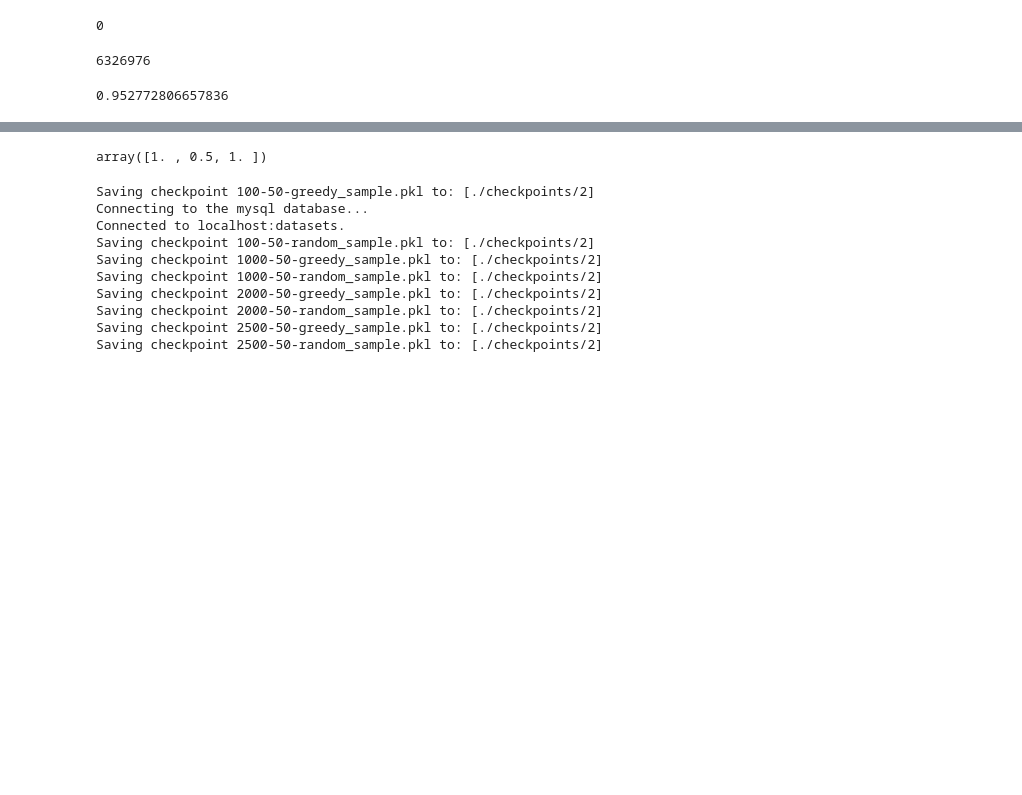
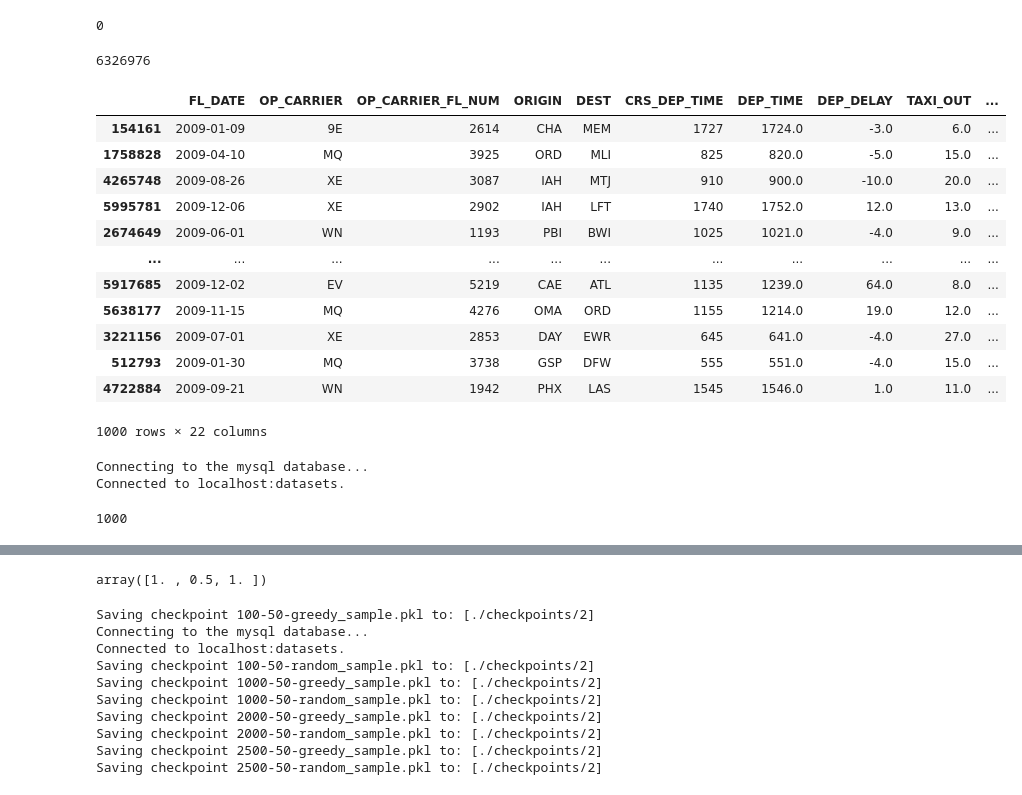
Before and after one commit to GalZeevi/HARLM, a Jupyter notebook: v3/test.ipynb, the cells around one changed output, grey strips where cells are left out. Cells and saved outputs as stored; diff of their text form; code cells hidden in the pictures; blank space fills up the shorter version.

```diff
--- a/v3/test.ipynb
+++ b/v3/test.ipynb
@@ -2,6 +2,7 @@
 import pandas as pd
 csv_data = pd.read_csv('datasets/flights/2009.csv', index_col=False, delimiter=',')
 csv_data = csv_data[['FL_DATE', 'OP_CARRIER', 'OP_CARRIER_FL_NUM', 'ORIGIN', 'DEST', 'CRS_DEP_TIME', 'DEP_TIME', 'DEP_DELAY', 'TAXI_OUT', 'WHEELS_OFF', 'WHEELS_ON','TAXI_IN', 'CRS_ARR_TIME', 'ARR_TIME', 'ARR_DELAY', 'ARR_DELAY', 'CANCELLED', 'DIVERTED', 'CRS_ELAPSED_TIME', 'ACTUAL_ELAPSED_TIME', 'AIR_TIME', 'DISTANCE']]
+csv_data.dropna(inplace=True)
 csv_data
 # %% [output]
 |  | FL_DATE | OP_CARRIER | OP_CARRIER_FL_NUM | ORIGIN | DEST | CRS_DEP_TIME | DEP_TIME | DEP_DELAY | TAXI_OUT | ... |
@@ -30,10 +31,35 @@ csv_data.isna().any(axis=1).sum()
 len(csv_data.index)
 # %% [output]
 6326976
+# %%
+csv_data.sample(1000)
+# %% [output]
+|  | FL_DATE | OP_CARRIER | OP_CARRIER_FL_NUM | ORIGIN | DEST | CRS_DEP_TIME | DEP_TIME | DEP_DELAY | TAXI_OUT | ... |
+| 154161 | 2009-01-09 | 9E | 2614 | CHA | MEM | 1727 | 1724.0 | -3.0 | 6.0 | ... |
+| 1758828 | 2009-04-10 | MQ | 3925 | ORD | MLI | 825 | 820.0 | -5.0 | 15.0 | ... |
+| 4265748 | 2009-08-26 | XE | 3087 | IAH | MTJ | 910 | 900.0 | -10.0 | 20.0 | ... |
+| 5995781 | 2009-12-06 | XE | 2902 | IAH | LFT | 1740 | 1752.0 | 12.0 | 13.0 | ... |
+| 2674649 | 2009-06-01 | WN | 1193 | PBI | BWI | 1025 | 1021.0 | -4.0 | 9.0 | ... |
+| ... | ... | ... | ... | ... | ... | ... | ... | ... | ... | ... |
+| 5917685 | 2009-12-02 | EV | 5219 | CAE | ATL | 1135 | 1239.0 | 64.0 | 8.0 | ... |
+| 5638177 | 2009-11-15 | MQ | 4276 | OMA | ORD | 1155 | 1214.0 | 19.0 | 12.0 | ... |
+| 3221156 | 2009-07-01 | XE | 2853 | DAY | EWR | 645 | 641.0 | -4.0 | 27.0 | ... |
+| 512793 | 2009-01-30 | MQ | 3738 | GSP | DFW | 555 | 551.0 | -4.0 | 15.0 | ... |
+| 4722884 | 2009-09-21 | WN | 1942 | PHX | LAS | 1545 | 1546.0 | 1.0 | 11.0 | ... |
+1000 rows × 22 columns
+# %%
+from query_batch_generator import generate_batch
+
+generate_batch()
+# from pandasql import sqldf
+# sqldf(f'SELECT * FROM csv_data LIMIT 10', globals())
+# %% [output]
+Connecting to the mysql database...
+Connected to localhost:datasets.
 # %%
 from checkpoint_manager_v3 import CheckpointManager
-import numpy as np
 
-CheckpointManager.load('2500-50-greedy_sample')[1]
+results = CheckpointManager.load('results', 2)
+len(results)
 # %% [output]
-0.952772806657836
+1000
```
Also changed, not shown: parts of 8 cells of this notebook, 8 other files.
